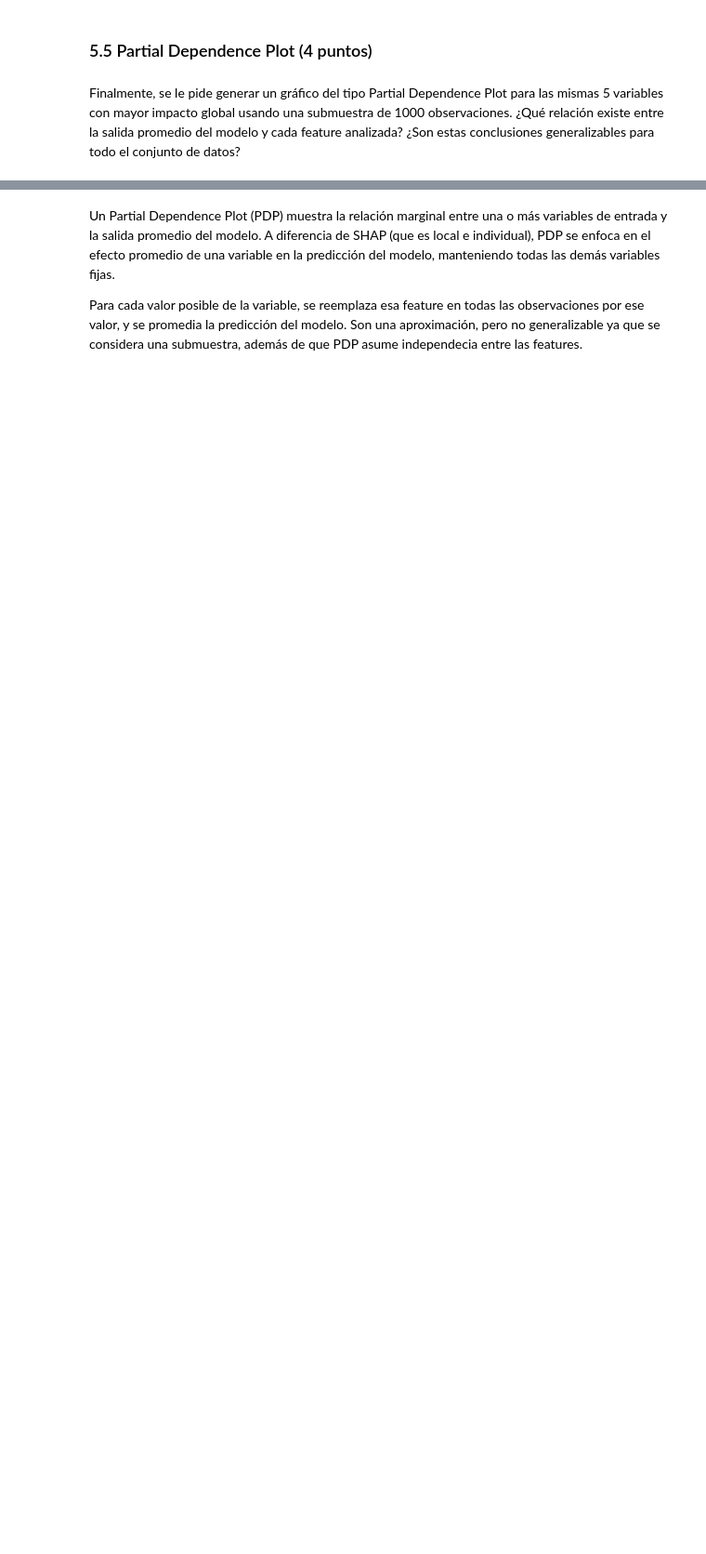
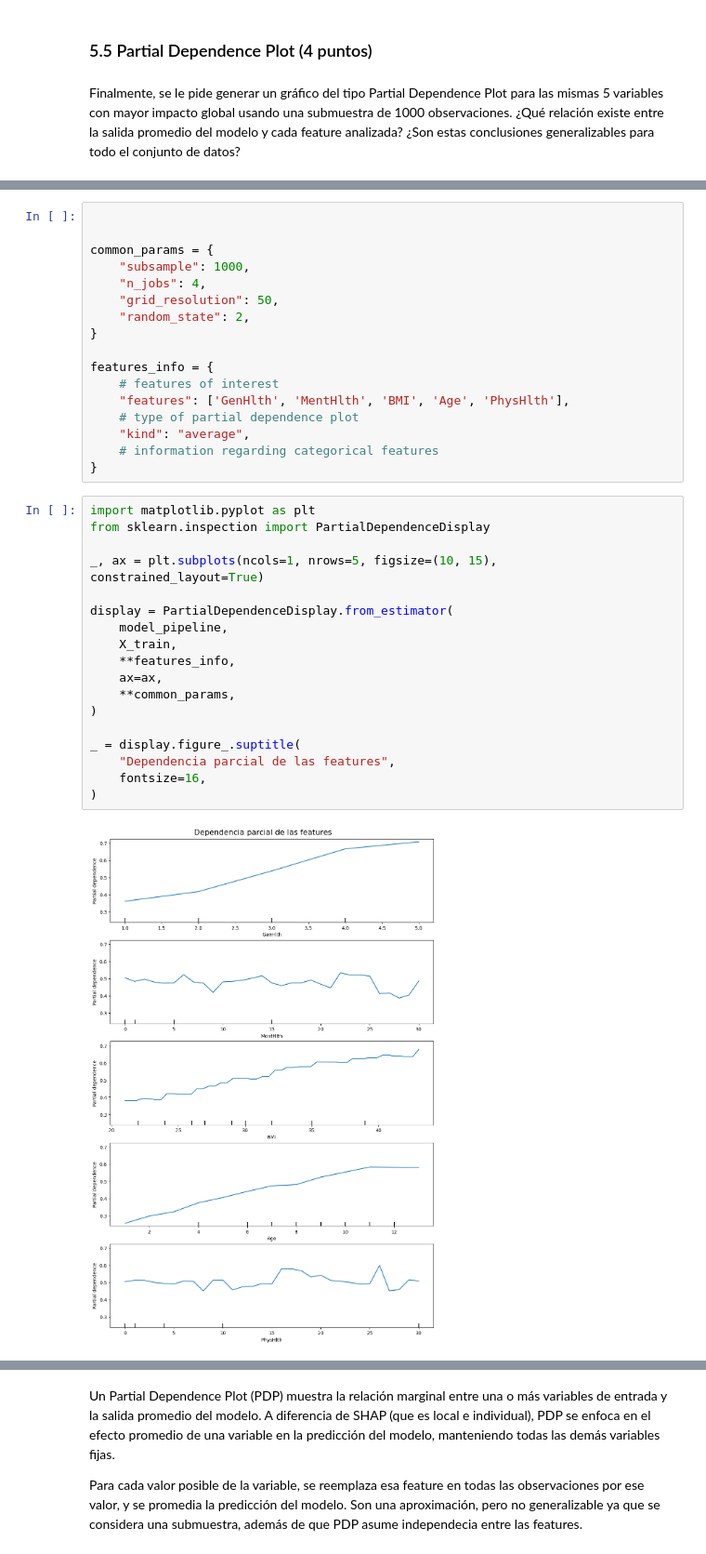
Before and after one commit to onemoremoka/MDS7202labs, a Jupyter notebook: laboratorio7/Lab7_enunciado.ipynb, the cells around one changed output, grey strips where cells are left out. Shown at 93% size. Saved outputs shown, nothing was run; the diff lists cells and outputs as text; blank space fills up the shorter version.

```diff
--- a/laboratorio7/Lab7_enunciado.ipynb
+++ b/laboratorio7/Lab7_enunciado.ipynb
@@ -678 +622,38 @@ plt.show()
+# %%
+
+
+common_params = {
+    "subsample": 1000,
+    "n_jobs": 4,
+    "grid_resolution": 50,
+    "random_state": 2,
+}
+
+features_info = {
+    # features of interest
+    "features": ['GenHlth', 'MentHlth', 'BMI', 'Age', 'PhysHlth'],
+    # type of partial dependence plot
+    "kind": "average",
+    # information regarding categorical features
+}
+# %%
+import matplotlib.pyplot as plt
+from sklearn.inspection import PartialDependenceDisplay
+
+_, ax = plt.subplots(ncols=1, nrows=5, figsize=(10, 15), constrained_layout=True)
+
+display = PartialDependenceDisplay.from_estimator(
+    model_pipeline,
+    X_train,
+    **features_info,
+    ax=ax,
+    **common_params,
+)
+
+_ = display.figure_.suptitle(
+    "Dependencia parcial de las features",
+    fontsize=16,
+)
+# %% [output]
+[figure, added]
 # %% [markdown]
```
Also changed, not shown: parts of 20 cells of this notebook, 2 other files.
